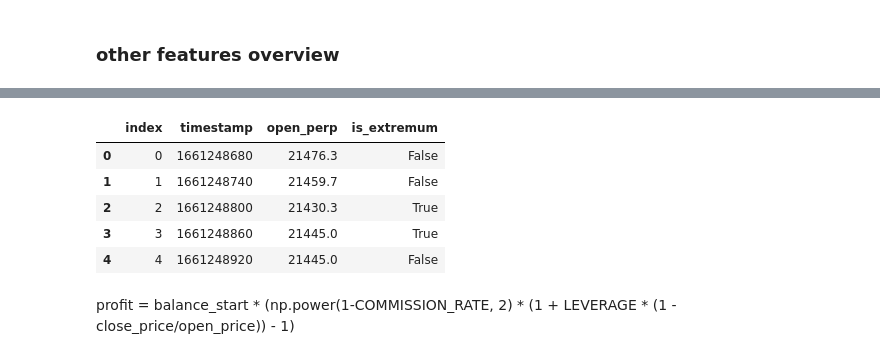
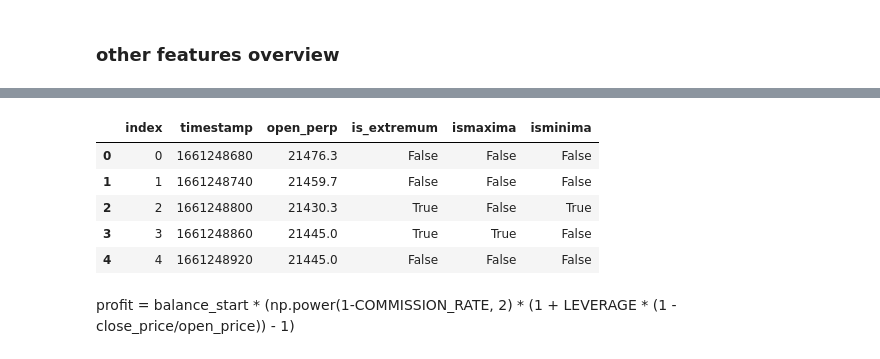
Before and after one commit to NikitaKrotenko/Diploma, a Jupyter notebook: razmetka.ipynb, the cells around one changed output, grey strips where cells are left out. Saved outputs shown, nothing was run; the diff lists cells and outputs as text; code cells hidden in the pictures.

```diff
--- a/razmetka.ipynb
+++ b/razmetka.ipynb
@@ -35,7 +128,12 @@ BTC_perp_bid_ask = pd.read_csv('BTC_perp_bid_ask.csv', index_col=[0])
 # %%
-df_total = BTC_perpetual.merge(BTC_perp_bid_ask.drop('funding_rate', axis=1), on='timestamp')\
-        .merge(
-                BTC_current_quarter.merge(BTC_cq_bid_ask.drop('time_left', axis=1), on='timestamp'),
-                on = 'timestamp',
-                suffixes=['_perp', '_cq']
-        )
+# df_total = BTC_perpetual.merge(
+#                 BTC_perp_bid_ask.drop('funding_rate', axis=1), on='timestamp')\
+#         .merge(
+#         BTC_current_quarter.merge(
+#                 BTC_cq_bid_ask.drop('time_left', axis=1), on='timestamp'),
+#         on = 'timestamp',
+#         suffixes=['_perp', '_cq']
+#         )
+# %%
+df_total['timestamp'] = df_total['timestamp'].astype(int)
+df_total['time_left'] = df_total['timestamp'].apply(get_quarter_time_left)
@@ -42,2 +153,4 @@ df_total = BTC_perpetual.merge(BTC_perp_bid_ask.drop('funding_rate', axis=1), on
+# %%
+df_total = df_total.interpolate()
 # %% [markdown]
 ## EDA
@@ -179,4 +266,3 @@ df_total['is_extremum'] = (df_total['diff'] * df_total['diff_shift1'] < 0)
 # %%
-df_total.loc[df_total['is_extremum'] & (df_total['diff_shift1'] > 0), 'short_long'] = 1
-df_total.loc[df_total['is_extremum'] & (df_total['diff_shift1'] < 0), 'short_long'] = -1
-df_total.loc[~df_total['is_extremum'], 'short_long'] = 0
+df_total['ismaxima'] = (df_total['diff_shift1'] < 0) & df_total['is_extremum']
+df_total['isminima'] = (df_total['diff_shift1'] >= 0) & df_total['is_extremum']
@@ -212,11 +273,11 @@ plt.scatter(temp.index, temp['open_perp'], c='red')
 # %%
-df_razmetka = df_total[['timestamp', 'open_perp', 'is_extremum']].copy()
+df_razmetka = df_total[['timestamp', 'open_perp', 'is_extremum', 'ismaxima', 'isminima']].copy()
 df_razmetka.reset_index(inplace=True)
 df_razmetka.head()
 # %% [output]
-|  | index | timestamp | open_perp | is_extremum |
-| 0 | 0 | 1661248680 | 21476.3 | False |
-| 1 | 1 | 1661248740 | 21459.7 | False |
-| 2 | 2 | 1661248800 | 21430.3 | True |
-| 3 | 3 | 1661248860 | 21445.0 | True |
-| 4 | 4 | 1661248920 | 21445.0 | False |
+|  | index | timestamp | open_perp | is_extremum | ismaxima | isminima |
+| 0 | 0 | 1661248680 | 21476.3 | False | False | False |
+| 1 | 1 | 1661248740 | 21459.7 | False | False | False |
+| 2 | 2 | 1661248800 | 21430.3 | True | False | True |
+| 3 | 3 | 1661248860 | 21445.0 | True | True | False |
+| 4 | 4 | 1661248920 | 21445.0 | False | False | False |
```
Also changed, not shown: parts of 92 cells of this notebook, 3 other files.
